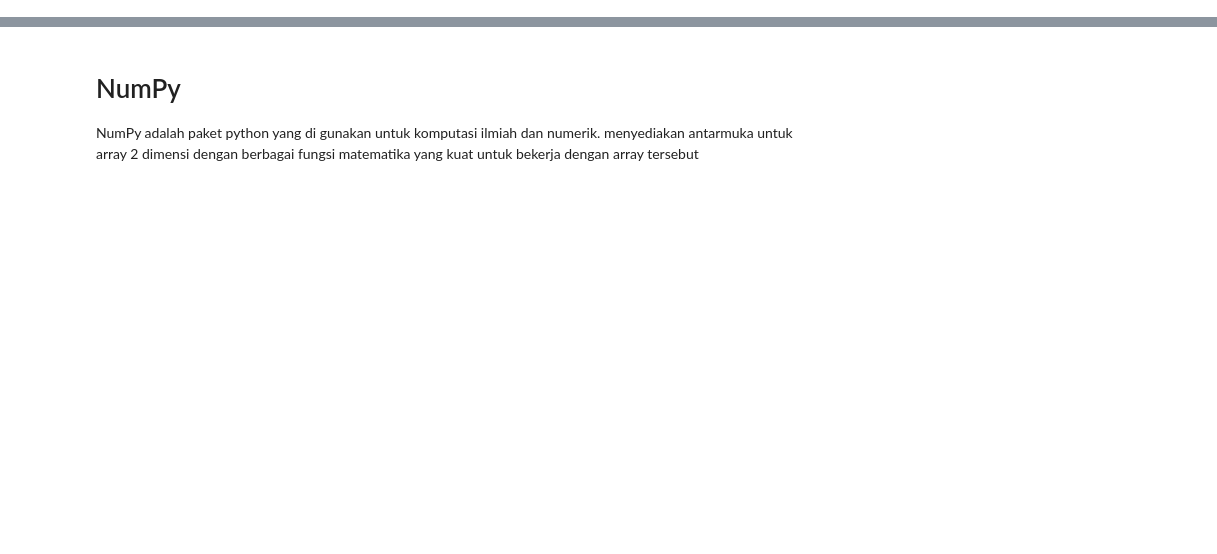
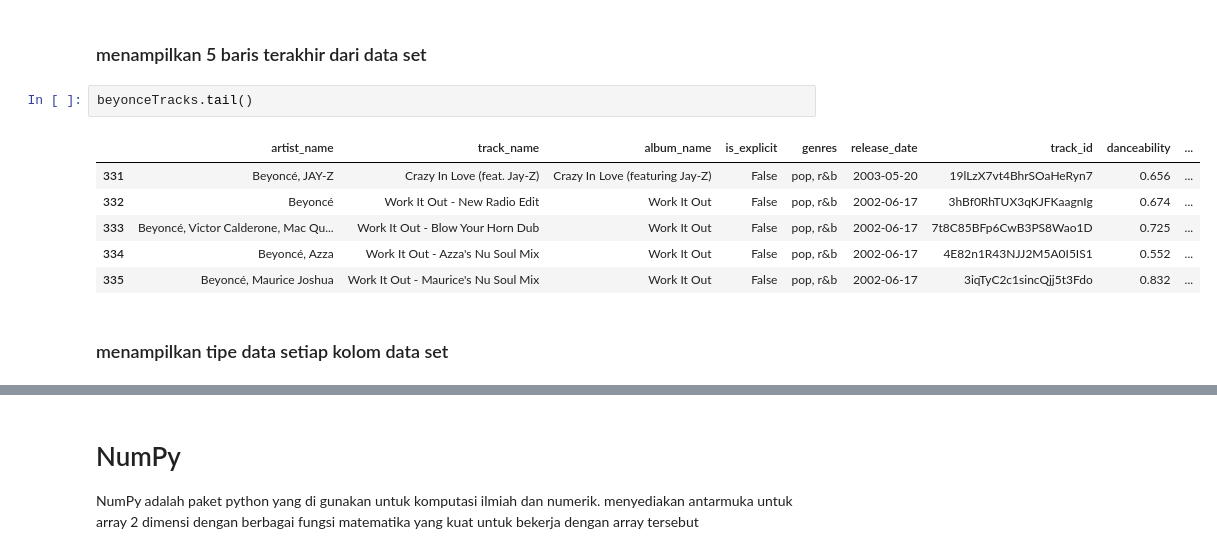
Before and after one commit to Endraagustino22/pembelajaran-mesin, a Jupyter notebook: Main.ipynb, the cells around one changed output, grey strips where cells are left out. Drawn from its saved outputs; the diff is of its cells as text; blank space fills up the shorter version.

```diff
--- a/Main.ipynb
+++ b/Main.ipynb
@@ -15,0 +29,13 @@ umur
+# %% [markdown]
+### menampilkan 5 baris terakhir dari data set
+# %%
+beyonceTracks.tail()
+# %% [output]
+|  | artist_name | track_name | album_name | is_explicit | genres | release_date | track_id | danceability | ... |
+| 331 | Beyoncé, JAY-Z | Crazy In Love (feat. Jay-Z) | Crazy In Love (featuring Jay-Z) | False | pop, r&b | 2003-05-20 | 19lLzX7vt4BhrSOaHeRyn7 | 0.656 | ... |
+| 332 | Beyoncé | Work It Out - New Radio Edit | Work It Out | False | pop, r&b | 2002-06-17 | 3hBf0RhTUX3qKJFKaagnIg | 0.674 | ... |
+| 333 | Beyoncé, Victor Calderone, Mac Qu... | Work It Out - Blow Your Horn Dub | Work It Out | False | pop, r&b | 2002-06-17 | 7t8C85BFp6CwB3PS8Wao1D | 0.725 | ... |
+| 334 | Beyoncé, Azza | Work It Out - Azza's Nu Soul Mix | Work It Out | False | pop, r&b | 2002-06-17 | 4E82n1R43NJJ2M5A0I5IS1 | 0.552 | ... |
+| 335 | Beyoncé, Maurice Joshua | Work It Out - Maurice's Nu Soul Mix | Work It Out | False | pop, r&b | 2002-06-17 | 3iqTyC2c1sincQjj5t3Fdo | 0.832 | ... |
+# %% [markdown]
+### menampilkan tipe data setiap kolom data set
```
Also changed, not shown: parts of 48 cells of this notebook.
